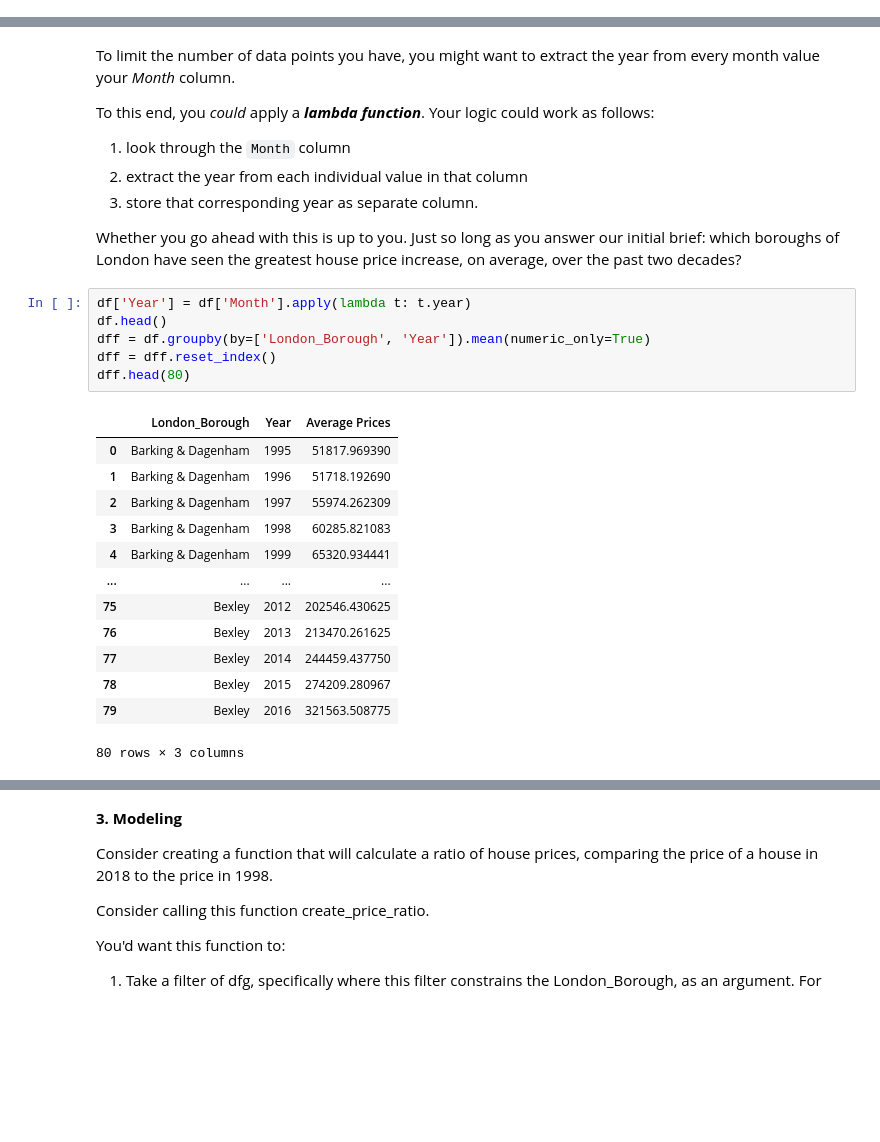
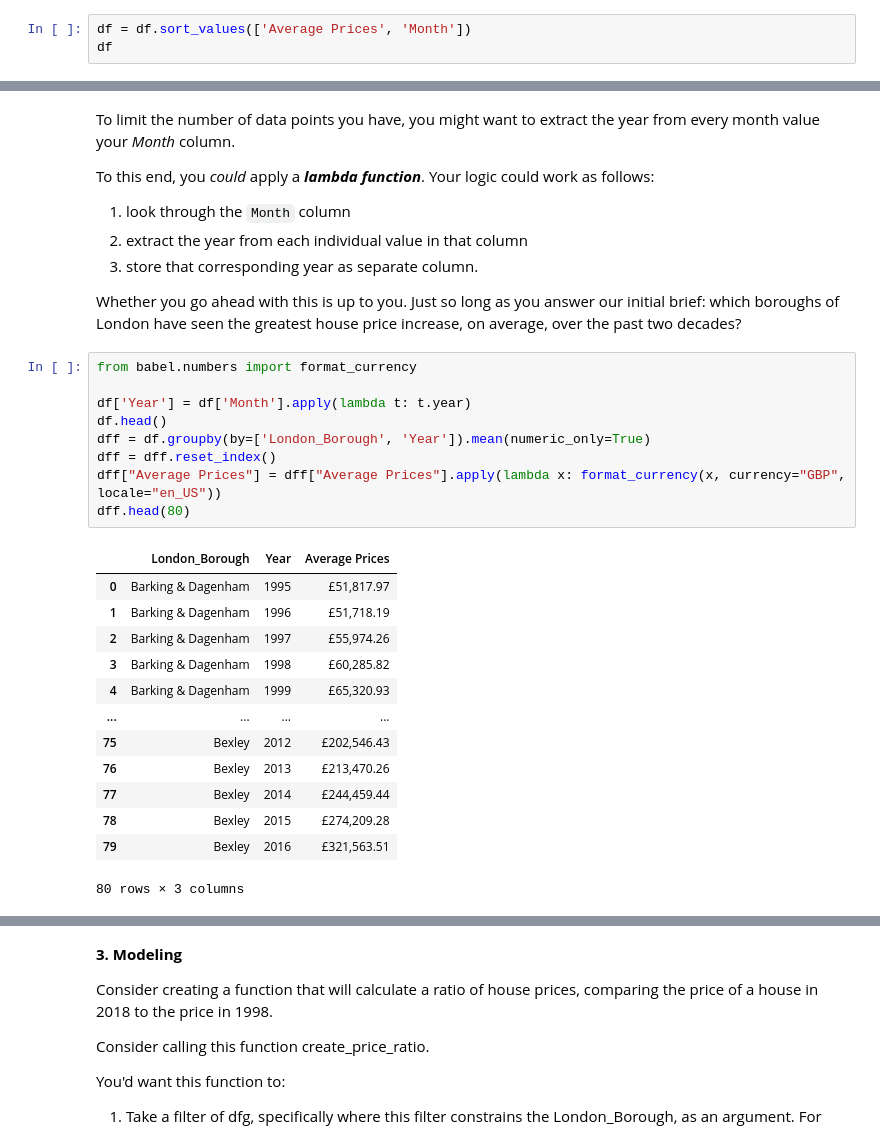
Before and after one commit to QuintenMcMillan/Springboard, a Jupyter notebook: London Housing Case Study - Tier 3.ipynb, the cells around one changed output, grey strips where cells are left out. Saved outputs shown, nothing was run; the diff lists cells and outputs as text; blank space fills up the shorter version.

```diff
--- a/London Housing Case Study - Tier 3.ipynb
+++ b/London Housing Case Study - Tier 3.ipynb
@@ -225,3 +225,6 @@ df = no_NAs
 **2.6. Visualizing the data**
 
 To visualize the data, why not subset on a particular London Borough? Maybe do a line plot of Month against Average Price?
+# %%
+df = df.sort_values(['Average Prices', 'Month'])
+df
@@ -240,22 +257,25 @@ To this end, you *could* apply a ***lambda function***. Your logic could work as
 
 Whether you go ahead with this is up to you. Just so long as you answer our initial brief: which boroughs of London have seen the greatest house price increase, on average, over the past two decades?
 # %%
+from babel.numbers import format_currency
+
 df['Year'] = df['Month'].apply(lambda t: t.year)
 df.head()
 dff = df.groupby(by=['London_Borough', 'Year']).mean(numeric_only=True)
 dff = dff.reset_index()
+dff["Average Prices"] = dff["Average Prices"].apply(lambda x: format_currency(x, currency="GBP", locale="en_US"))
 dff.head(80)
 # %% [output]
 |  | London_Borough | Year | Average Prices |
-| 0 | Barking & Dagenham | 1995 | 51817.969390 |
-| 1 | Barking & Dagenham | 1996 | 51718.192690 |
-| 2 | Barking & Dagenham | 1997 | 55974.262309 |
-| 3 | Barking & Dagenham | 1998 | 60285.821083 |
-| 4 | Barking & Dagenham | 1999 | 65320.934441 |
+| 0 | Barking & Dagenham | 1995 | £51,817.97 |
+| 1 | Barking & Dagenham | 1996 | £51,718.19 |
+| 2 | Barking & Dagenham | 1997 | £55,974.26 |
+| 3 | Barking & Dagenham | 1998 | £60,285.82 |
+| 4 | Barking & Dagenham | 1999 | £65,320.93 |
 | ... | ... | ... | ... |
-| 75 | Bexley | 2012 | 202546.430625 |
-| 76 | Bexley | 2013 | 213470.261625 |
-| 77 | Bexley | 2014 | 244459.437750 |
-| 78 | Bexley | 2015 | 274209.280967 |
-| 79 | Bexley | 2016 | 321563.508775 |
+| 75 | Bexley | 2012 | £202,546.43 |
+| 76 | Bexley | 2013 | £213,470.26 |
+| 77 | Bexley | 2014 | £244,459.44 |
+| 78 | Bexley | 2015 | £274,209.28 |
+| 79 | Bexley | 2016 | £321,563.51 |
 80 rows × 3 columns
```
Also changed, not shown: parts of 5 cells of this notebook.
